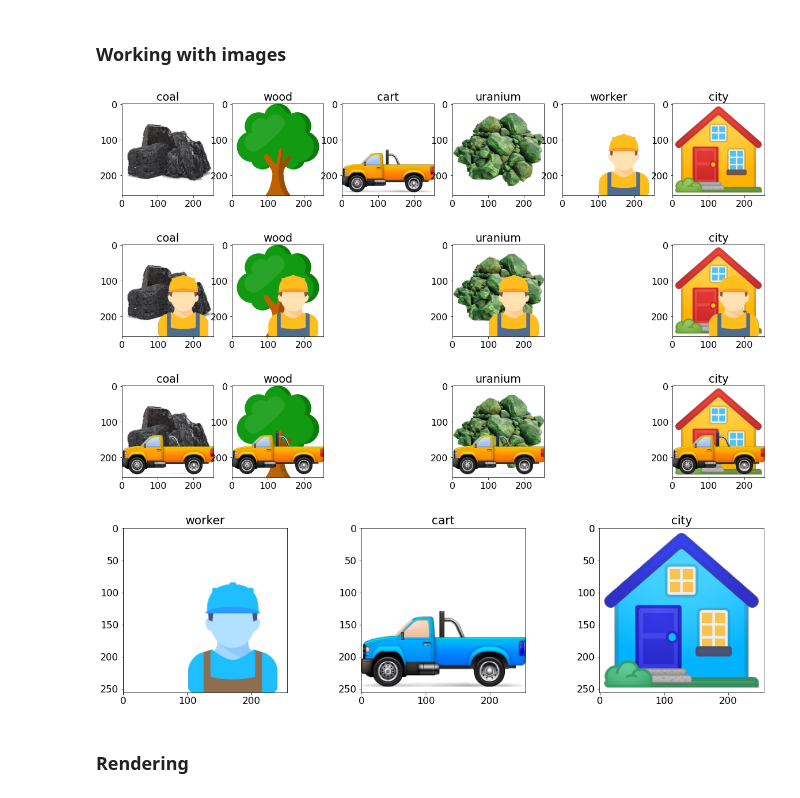
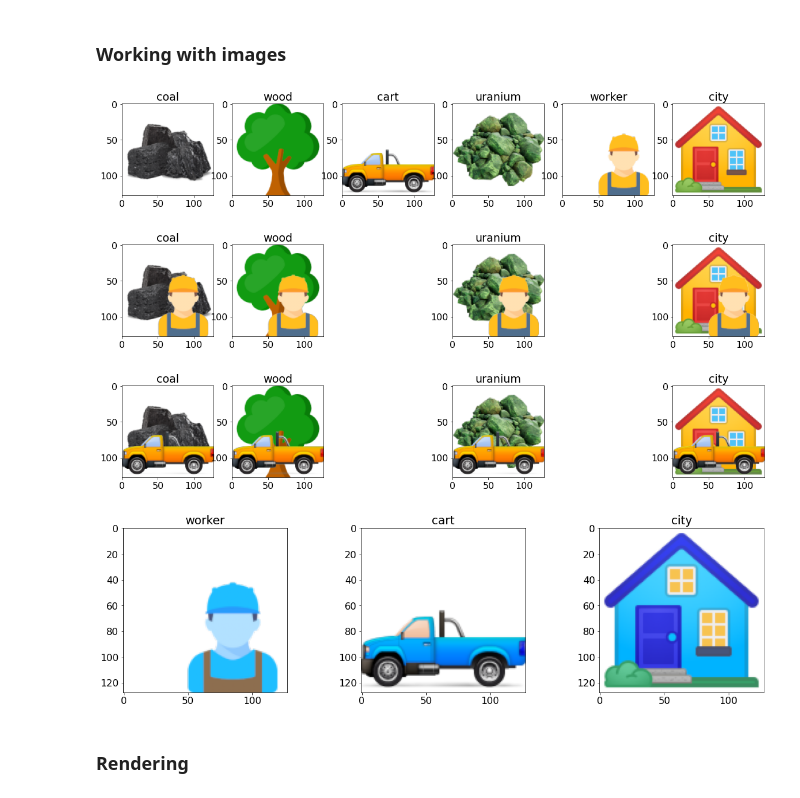
Before and after one commit to ironbar/luxai, a Jupyter notebook: notebooks/004_game_features_and_rendering.ipynb, the cells around one changed output. Cells and saved outputs as stored; diff of their text form; code cells hidden in the pictures.

```diff
--- a/notebooks/004_game_features_and_rendering.ipynb
+++ b/notebooks/004_game_features_and_rendering.ipynb
@@ -159,35 +163,35 @@ def stack_images(bottom, top):
         img[:, :, idx] = img[:, :, idx]*(1.-mask) + mask*top[:, :, idx]
     return img
 # %%
-img_paths = glob.glob('/home/gbarbadillo/Desktop/luxai_icons/*.png')
+img_paths = glob.glob('/home/gbarbadillo/Desktop/luxai_icons/128px/*.png')
 icons = {os.path.splitext(os.path.basename(img_path))[0]: plt.imread(img_path) for img_path in img_paths}
 
 for idx, (name, img) in enumerate(icons.items()):
     plt.subplot(1, len(icons), idx+1)
     plt.imshow(img)
     plt.title(name)
 plt.show()
 
 units = ['worker', 'cart']
 for unit in units:
     for idx, (name, img) in enumerate(icons.items()):
         if name in units:
             continue
         plt.subplot(1, len(icons), idx+1)
         plt.title(name)
         plt.imshow(stack_images(img, icons[unit]))
     plt.show()
 
 player_units = ['worker', 'cart', 'city']
 for idx, name in enumerate(player_units):
     plt.subplot(1, len(player_units), idx+1)
     plt.imshow(icons[name][:, :, [2, 1, 0, 3]])
     plt.title(name)
 # %% [output]
-[figure, old version]
+[figure, new version]
-[figure, old version]
+[figure, new version]
-[figure, old version]
+[figure, new version]
-[figure, old version]
+[figure, new version]
 # %% [markdown]
 ### Rendering
 # %% [markdown]
```
Also changed, not shown: parts of 7 cells of this notebook, 1 other file.
